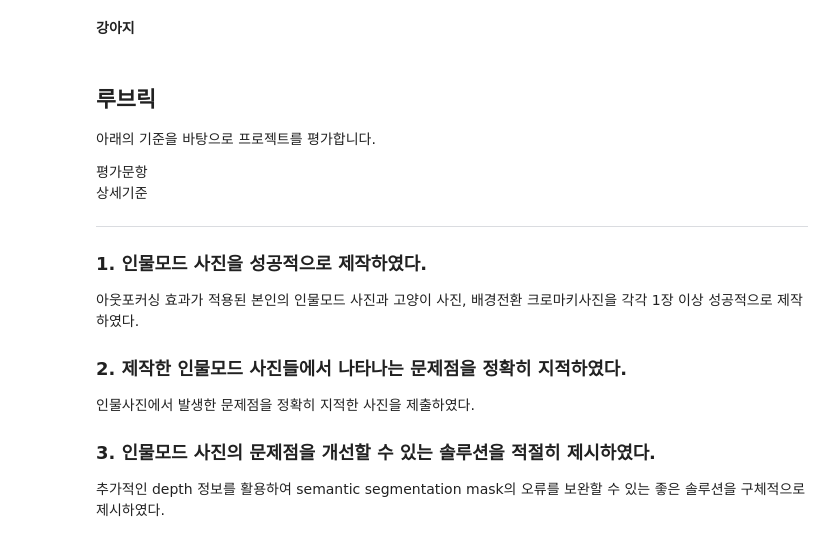
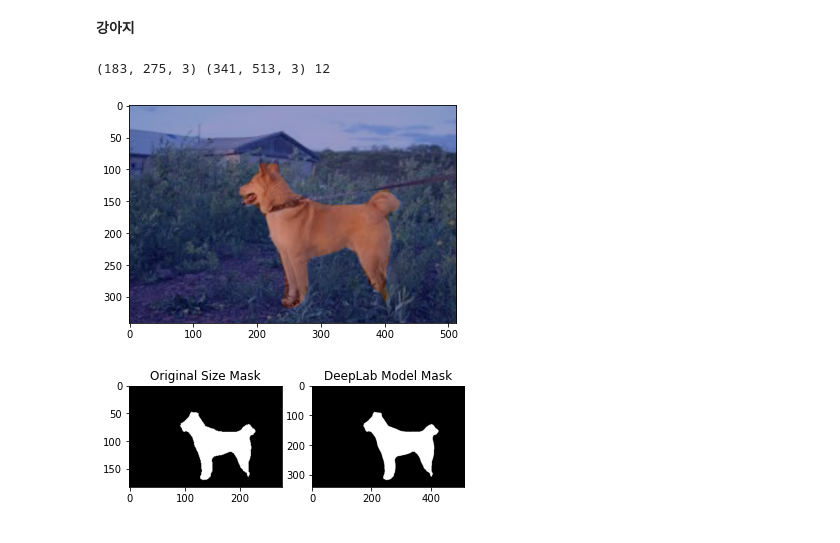
Before and after one commit to byhankim/aiffel, a Jupyter notebook: e/human_segmentation/human-segmentation-project.ipynb, the cells around one changed output. Cells and saved outputs as stored; diff of their text form; code cells hidden in the pictures.

```diff
--- a/e/human_segmentation/human-segmentation-project.ipynb
+++ b/e/human_segmentation/human-segmentation-project.ipynb
@@ -324,21 +324,35 @@ plt.show()
 마찬가지로 되지 않는다. 일반적인 강아지 사진을 써 보아야겠다.
 # %% [markdown]
 __강아지__
-# %% [markdown]
-## 루브릭
-
-아래의 기준을 바탕으로 프로젝트를 평가합니다.
-
-평가문항
-상세기준
-
----
-### 1. 인물모드 사진을 성공적으로 제작하였다.
-
-아웃포커싱 효과가 적용된 본인의 인물모드 사진과 고양이 사진, 배경전환 크로마키사진을 각각 1장 이상 성공적으로 제작하였다.
-### 2. 제작한 인물모드 사진들에서 나타나는 문제점을 정확히 지적하였다.
-
-인물사진에서 발생한 문제점을 정확히 지적한 사진을 제출하였다.
-### 3. 인물모드 사진의 문제점을 개선할 수 있는 솔루션을 적절히 제시하였다.
-
-추가적인 depth 정보를 활용하여 semantic segmentation mask의 오류를 보완할 수 있는 좋은 솔루션을 구체적으로 제시하였다.
+# %%
+doge_resized, doge_seg_map = MODEL.run(doge_orig)
+print (doge_orig.shape, doge_resized.shape, doge_seg_map.max())
+# %% [output]
+(183, 275, 3) (341, 513, 3) 12
+# %%
+doge_show = doge_resized.copy()
+doge_seg_map = np.where(doge_seg_map == 12, 12, 0)
+doge_mask = doge_seg_map * (255/doge_seg_map.max()) # 255 normalization
+doge_mask = doge_mask.astype(np.uint8)
+doge_color_mask = cv2.applyColorMap(doge_mask, cv2.COLORMAP_JET)
+doge_show = cv2.addWeighted(doge_show, 0.6, doge_color_mask, 0.35, 0.0)
+
+plt.imshow(cv2.cvtColor(doge_show, cv2.COLOR_BGR2RGB))
+plt.show()
+# %% [output]
+[figure, added]
+# %%
+doge_mask_up = cv2.resize(doge_mask, doge_orig.shape[:2][::-1], interpolation=cv2.INTER_LINEAR)
+_, doge_mask_up = cv2.threshold(doge_mask_up, 128, 255, cv2.THRESH_BINARY)
+
+ax = plt.subplot(1,2,1)
+plt.imshow(doge_mask_up, cmap=plt.cm.binary_r)
+ax.set_title('Original Size Mask')
+
+ax = plt.subplot(1,2,2)
+plt.imshow(doge_mask, cmap=plt.cm.binary_r)
+ax.set_title('DeepLab Model Mask')
+
+plt.show()
+# %% [output]
+[figure, added]
```
Also changed, not shown: parts of 14 cells of this notebook.
